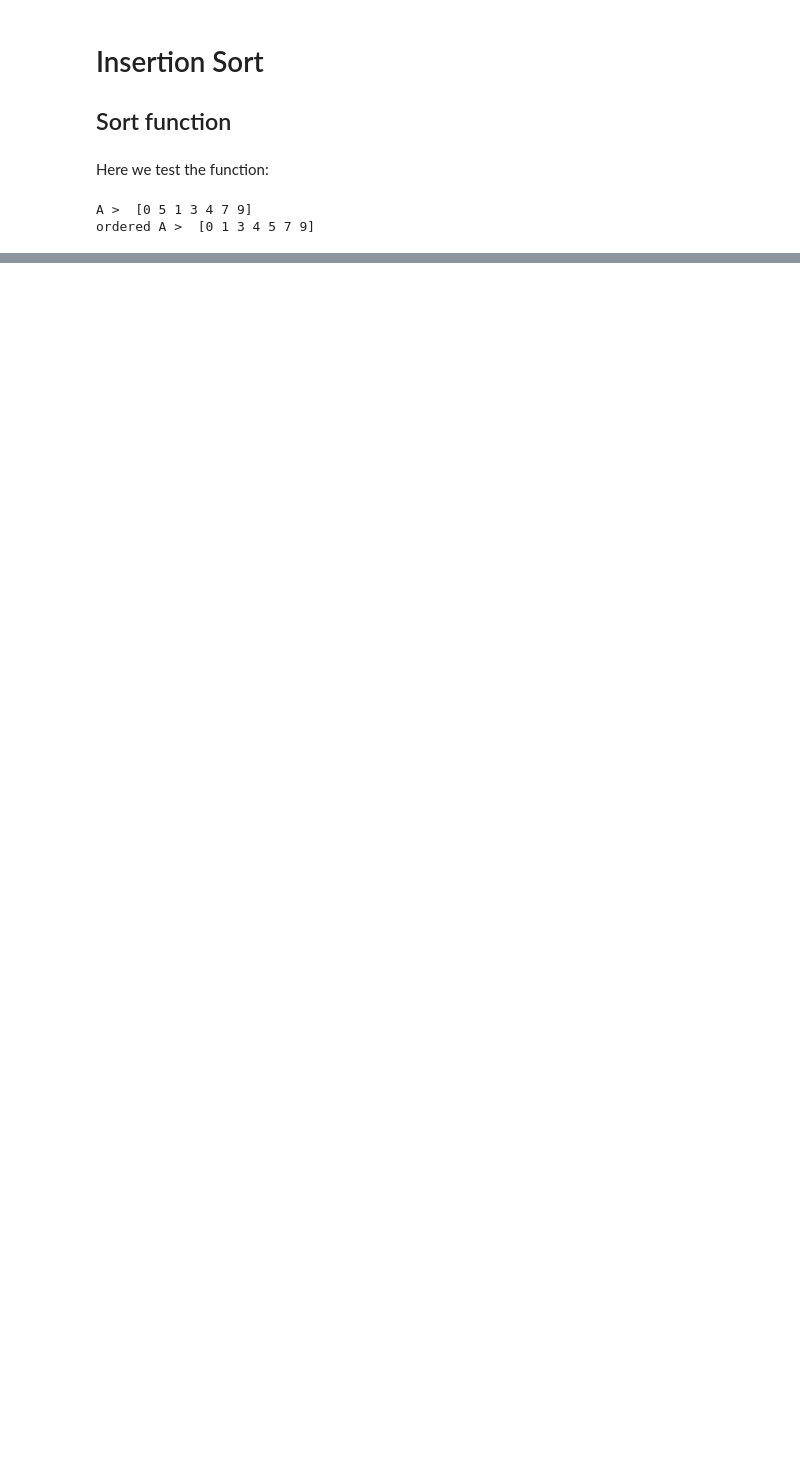
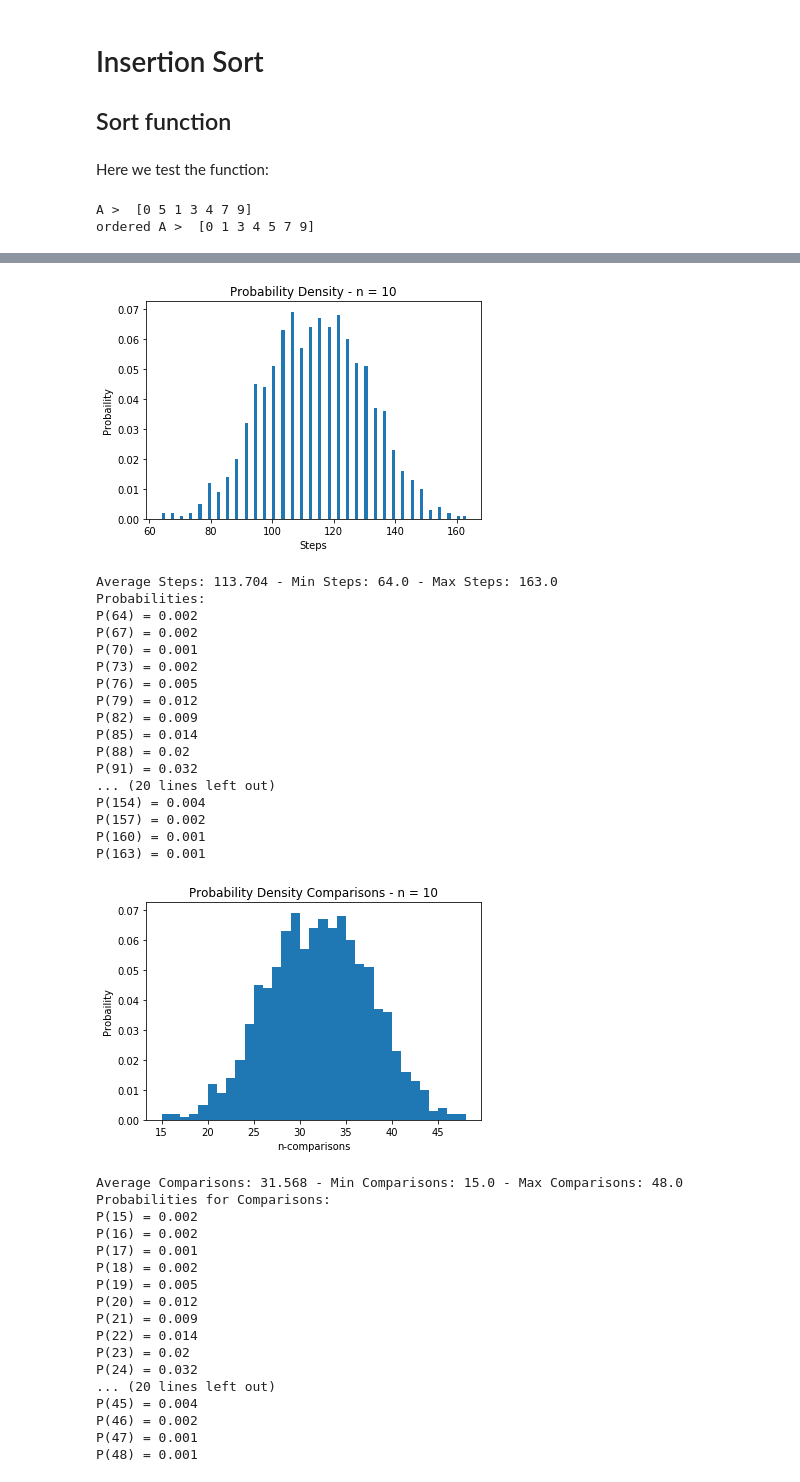
Before and after one commit to edwmapa/Algorithms, a Jupyter notebook: Homeworks/Ins_Sort/Insertion Sort.ipynb, the cells around one changed output, grey strips where cells are left out. Drawn from its saved outputs; the diff is of its cells as text; code cells hidden in the pictures; blank space fills up the shorter version.

```diff
--- a/Homeworks/Ins_Sort/Insertion Sort.ipynb
+++ b/Homeworks/Ins_Sort/Insertion Sort.ipynb
@@ -100,8 +154,5 @@ And for the number of comparisons performed:
 # %%
 t_norm = np.empty(n_perm)
-print ("[",end=' ')
-for i in range(n): print('t'+str(i),end=' ')
-print ("]")
 for i in range(n_perm):
-    print ("perm"+ str(perm[i]) +">",t_loop[i])
+    print ("Permutation "+ str(perm[i]) +" -> ",t_loop[i])
 # %% [output]
@@ -114,0 +170,63 @@ perm[0 1 2]> [ 0.  2.  3.]
+# %%
+#function with random permutations
+def r_calc(n,m): #n numbers, m permutations
+    #Generate permutations lenght n
+    perm = np.array([np.random.permutation(n) for i in range(m)])
+    n_perm=m
+    pasos = np.empty(n_perm)
+    comparaciones = np.empty(n_perm)
+    sw = np.empty(n_perm)
+    t_loop=np.empty([n_perm,n])
+    for i in range (n_perm):
+        tm = np.copy(perm[i])
+        A,steps,comps,swaps,t = in_sort_Mod(tm,n)
+        pasos[i]=steps
+        comparaciones[i]=comps
+        sw[i]=swaps
+        t_loop[i] = t
+    return pasos,comparaciones,sw,t_loop,perm,n_perm
+
+#Call the function
+n,m = 10,1000
+pasos,comparaciones,sw,t_loop,perm,n_perm = r_calc(n,m)
+
+step_hist(pasos,n_perm)
+comp_hist(comparaciones,n_perm)
+swap_hist(sw,n_perm)
+# %% [output]
+[figure, added]
+Average Steps: 113.704 - Min Steps: 64.0 - Max Steps: 163.0
+Probabilities:
+P(64) = 0.002
+P(67) = 0.002
+P(70) = 0.001
+P(73) = 0.002
+P(76) = 0.005
+P(79) = 0.012
+P(82) = 0.009
+P(85) = 0.014
+P(88) = 0.02
+P(91) = 0.032
+... (20 lines left out)
+P(154) = 0.004
+P(157) = 0.002
+P(160) = 0.001
+P(163) = 0.001
+[figure, added]
+Average Comparisons: 31.568 - Min Comparisons: 15.0 - Max Comparisons: 48.0
+Probabilities for Comparisons:
+P(15) = 0.002
+P(16) = 0.002
+P(17) = 0.001
+P(18) = 0.002
+P(19) = 0.005
+P(20) = 0.012
+P(21) = 0.009
+P(22) = 0.014
+P(23) = 0.02
+P(24) = 0.032
+... (20 lines left out)
+P(45) = 0.004
+P(46) = 0.002
+P(47) = 0.001
+P(48) = 0.001
```
Also changed, not shown: parts of 15 cells of this notebook.
